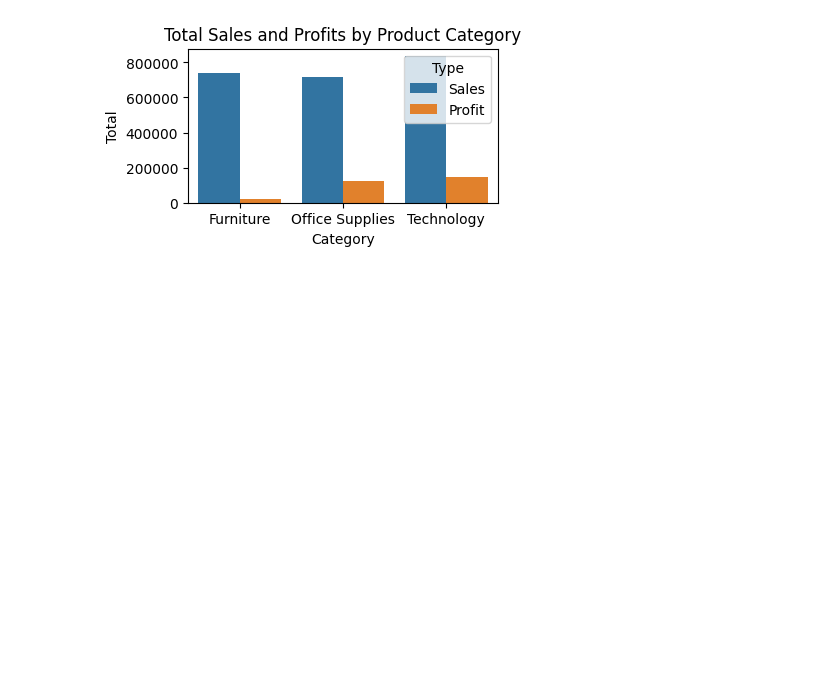
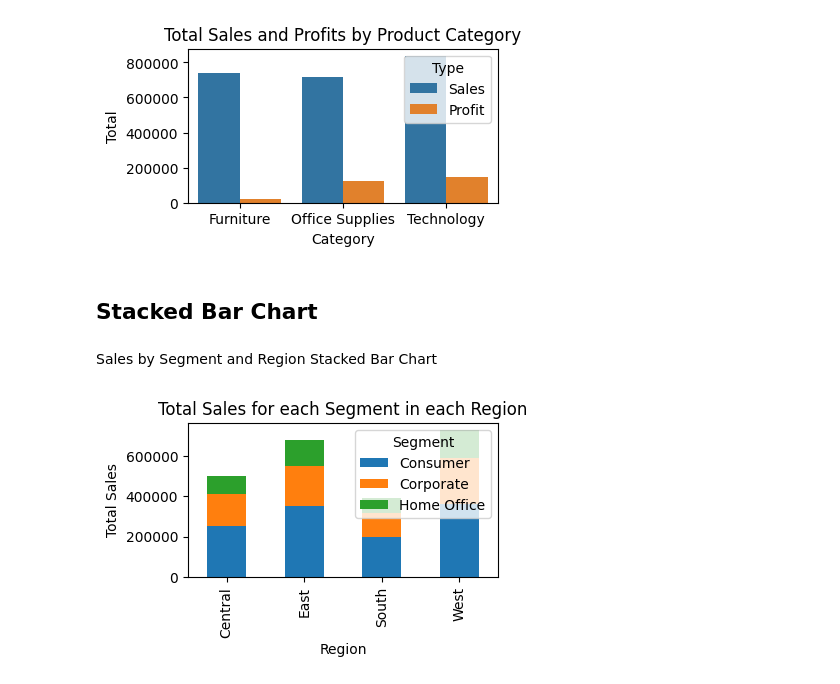
Before and after one commit to FDorj/Data-Visualization-with-Python, a Jupyter notebook: Bar_Chart.ipynb, the cells around one changed output. Cells and saved outputs as stored; diff of their text form; code cells hidden in the pictures; blank space fills up the shorter version.

```diff
--- a/Bar_Chart.ipynb
+++ b/Bar_Chart.ipynb
@@ -132,3 +132,5 @@ plt.ylabel('Total')
 plt.show()
 # %% [output]
 [figure]
+# %% [markdown]
+## Stacked Bar Chart
@@ -134,0 +141,13 @@ plt.show()
+# %% [markdown]
+Sales by Segment and Region Stacked Bar Chart
+# %%
+sales_by_region_segment = df.groupby(['Region', 'Segment'])['Sales'].sum().unstack()
+
+# plt.figure(figsize = (4,2), dpi = 100)
+sales_by_region_segment.plot(kind='bar', stacked=True, figsize=(4,2))
+plt.title('Total Sales for each Segment in each Region')
+plt.xlabel('Region')
+plt.ylabel('Total Sales')
+plt.show()
+# %% [output]
+[figure, added]
```
Also changed, not shown: parts of 1 cell of this notebook.
